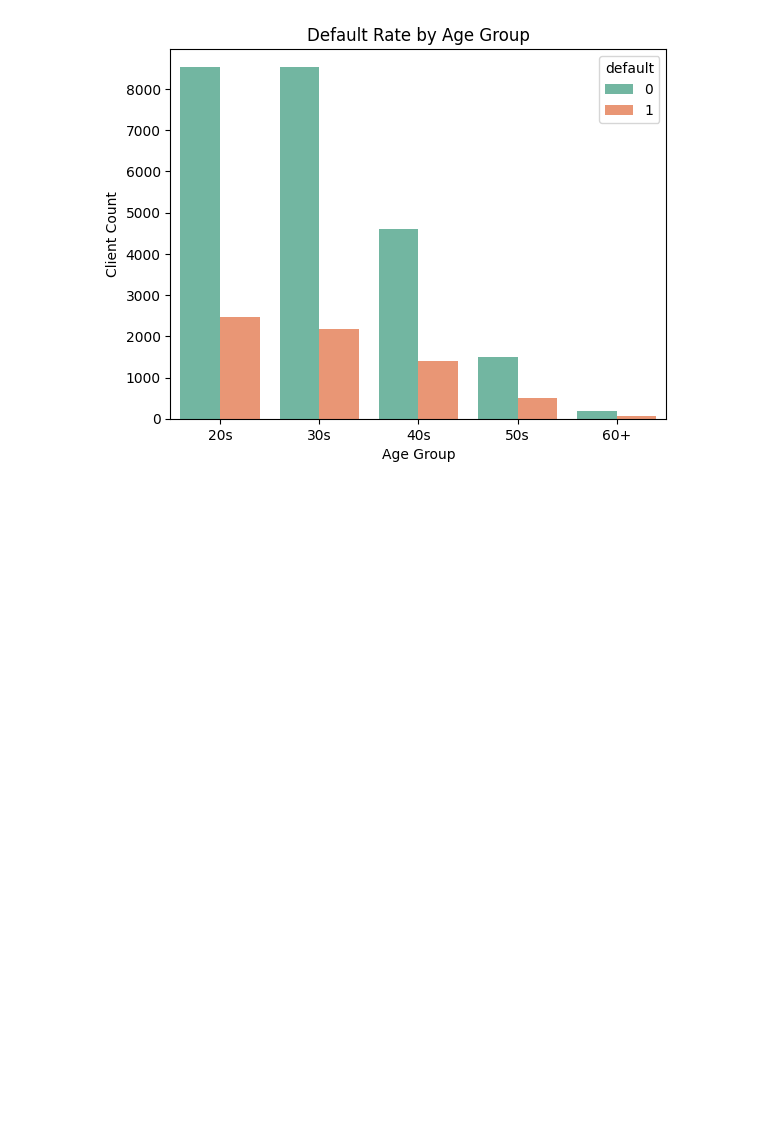
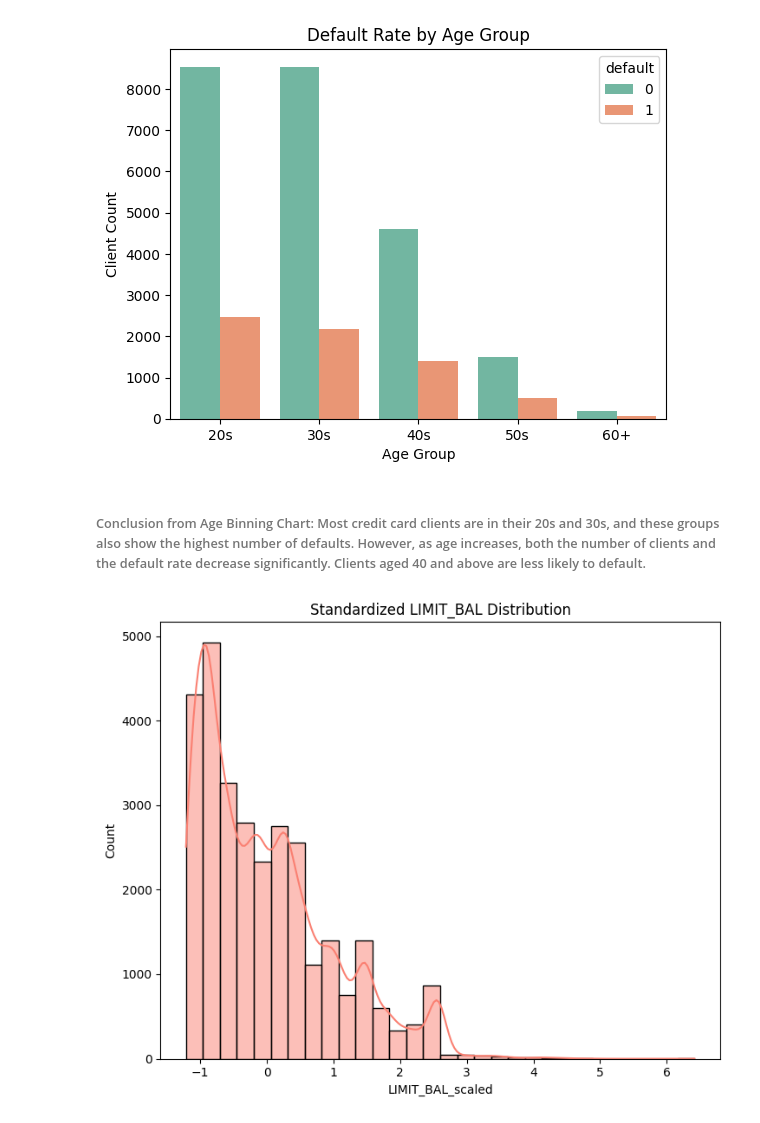
Before and after one commit to sonakshiprojects/CreditEDAproject, a Jupyter notebook: eda.ipynb, the cells around one changed output. Saved outputs shown, nothing was run; the diff lists cells and outputs as text; code cells hidden in the pictures; blank space fills up the shorter version.

Commit message:
Standardization of LIMIT_BAL

```diff
--- a/eda.ipynb
+++ b/eda.ipynb
@@ -106,3 +106,24 @@ plt.ylabel("Client Count")
 plt.show()
 # %% [output]
 [figure]
+# %% [markdown]
+###### Conclusion from Age Binning Chart: Most credit card clients are in their 20s and 30s, and these groups also show the highest number of defaults. However, as age increases, both the number of clients and the default rate decrease significantly. Clients aged 40 and above are less likely to default.
+# %%
+#Standardization of LIMIT_BAL
+from sklearn.preprocessing import StandardScaler
+
+scaler = StandardScaler()
+df['LIMIT_BAL_scaled'] = scaler.fit_transform(df[['LIMIT_BAL']])
+
+plt.figure(figsize=(14, 6))
+
+# Plot
+plt.subplot(1, 2, 2)
+sns.histplot(df['LIMIT_BAL_scaled'], bins=30, kde=True, color='salmon')
+plt.title('Standardized LIMIT_BAL Distribution')
+plt.xlabel('LIMIT_BAL_scaled')
+
+plt.tight_layout()
+plt.show()
+# %% [output]
+[figure, added]
```
